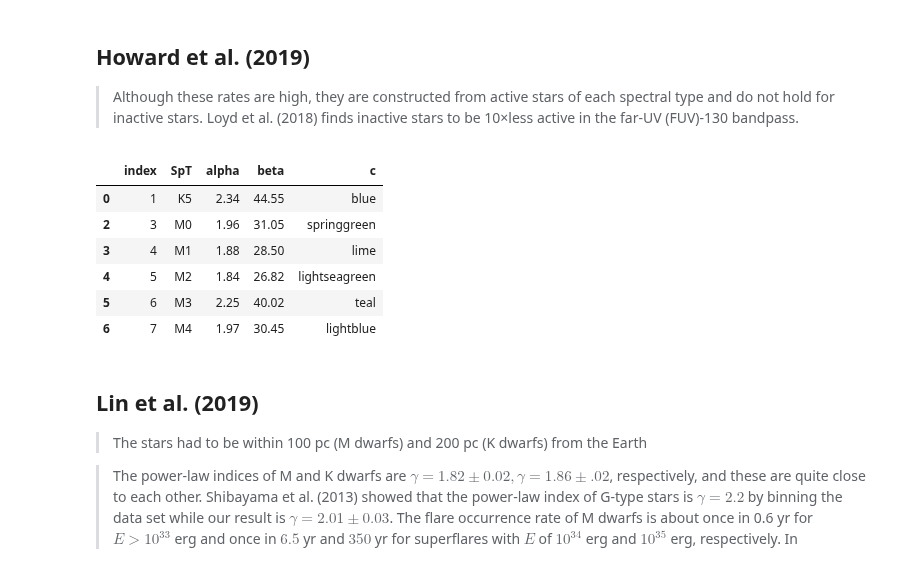
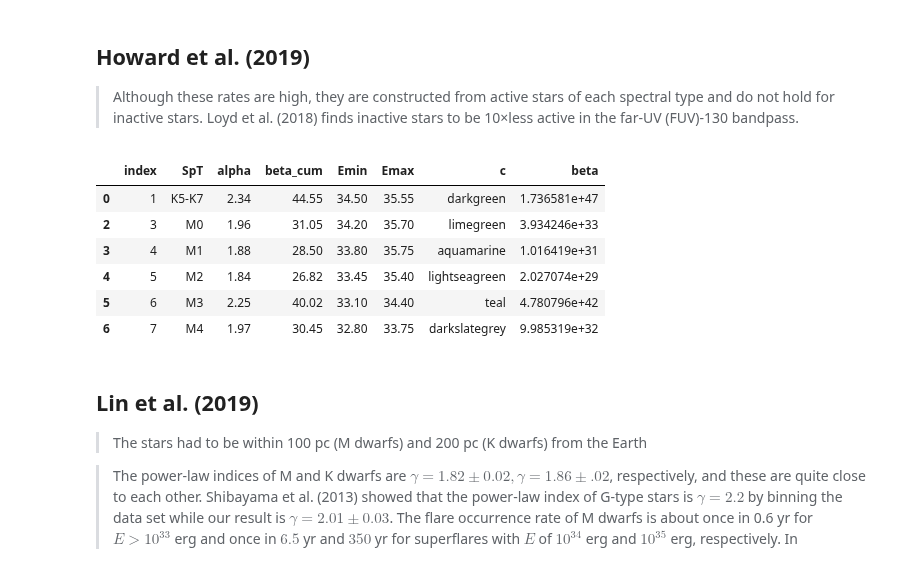
Before and after one commit to ekaterinailin/flares-in-clusters-with-k2-ii, a Jupyter notebook: VettingFlares/Compare_with_other_works_and_your_old_one.ipynb, the cells around one changed output. Cells and saved outputs as stored; diff of their text form; code cells hidden in the pictures.

Commit message:
Added better ranges for comparison. Fixed Howard+2019 flare rates.

```diff
--- a/VettingFlares/Compare_with_other_works_and_your_old_one.ipynb
+++ b/VettingFlares/Compare_with_other_works_and_your_old_one.ipynb
@@ -33,17 +33,20 @@ active in the far-UV (FUV)-130 bandpass.
 # %%
 howard = pd.read_csv("howard2019_alphabeta.tsv",delimiter="\t")
 howard.alpha = howard.alpha + 1.
 howard=howard[howard.SpT!="K7"]
-howard["c"] = ["blue","springgreen", "lime","lightseagreen","teal","lightblue"]
+howard.loc[howard.SpT=="K5","SpT"] = "K5-K7"
+
+howard["c"] = ["darkgreen","limegreen", "aquamarine","lightseagreen","teal","darkslategrey"]
+howard["beta"] = (howard.alpha -1.)*365.25*np.power(10,howard.beta_cum)
 howard
 # %% [output]
-|  | index | SpT | alpha | beta | c |
-| 0 | 1 | K5 | 2.34 | 44.55 | blue |
-| 2 | 3 | M0 | 1.96 | 31.05 | springgreen |
-| 3 | 4 | M1 | 1.88 | 28.50 | lime |
-| 4 | 5 | M2 | 1.84 | 26.82 | lightseagreen |
-| 5 | 6 | M3 | 2.25 | 40.02 | teal |
-| 6 | 7 | M4 | 1.97 | 30.45 | lightblue |
+|  | index | SpT | alpha | beta_cum | Emin | Emax | c | beta |
+| 0 | 1 | K5-K7 | 2.34 | 44.55 | 34.50 | 35.55 | darkgreen | 1.736581e+47 |
+| 2 | 3 | M0 | 1.96 | 31.05 | 34.20 | 35.70 | limegreen | 3.934246e+33 |
+| 3 | 4 | M1 | 1.88 | 28.50 | 33.80 | 35.75 | aquamarine | 1.016419e+31 |
+| 4 | 5 | M2 | 1.84 | 26.82 | 33.45 | 35.40 | lightseagreen | 2.027074e+29 |
+| 5 | 6 | M3 | 2.25 | 40.02 | 33.10 | 34.40 | teal | 4.780796e+42 |
+| 6 | 7 | M4 | 1.97 | 30.45 | 32.80 | 33.75 | darkslategrey | 9.985319e+32 |
 # %% [markdown]
 ## Lin et al. (2019)
 
```
Also changed, not shown: parts of 10 cells of this notebook, 1 other file.
